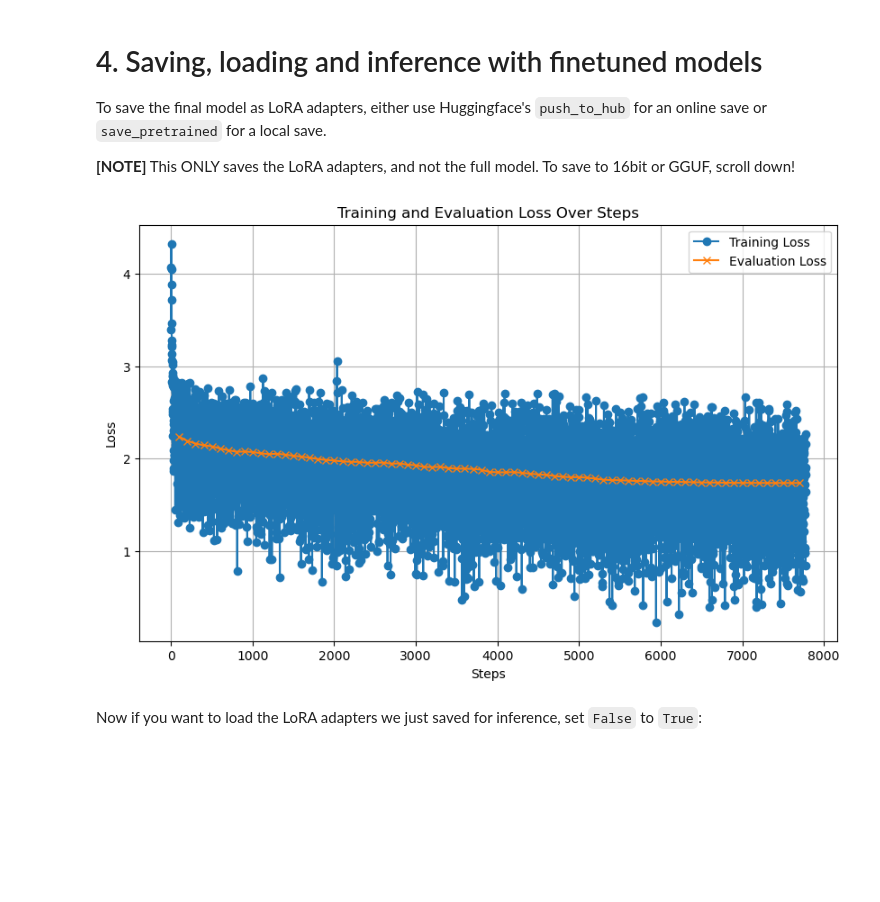
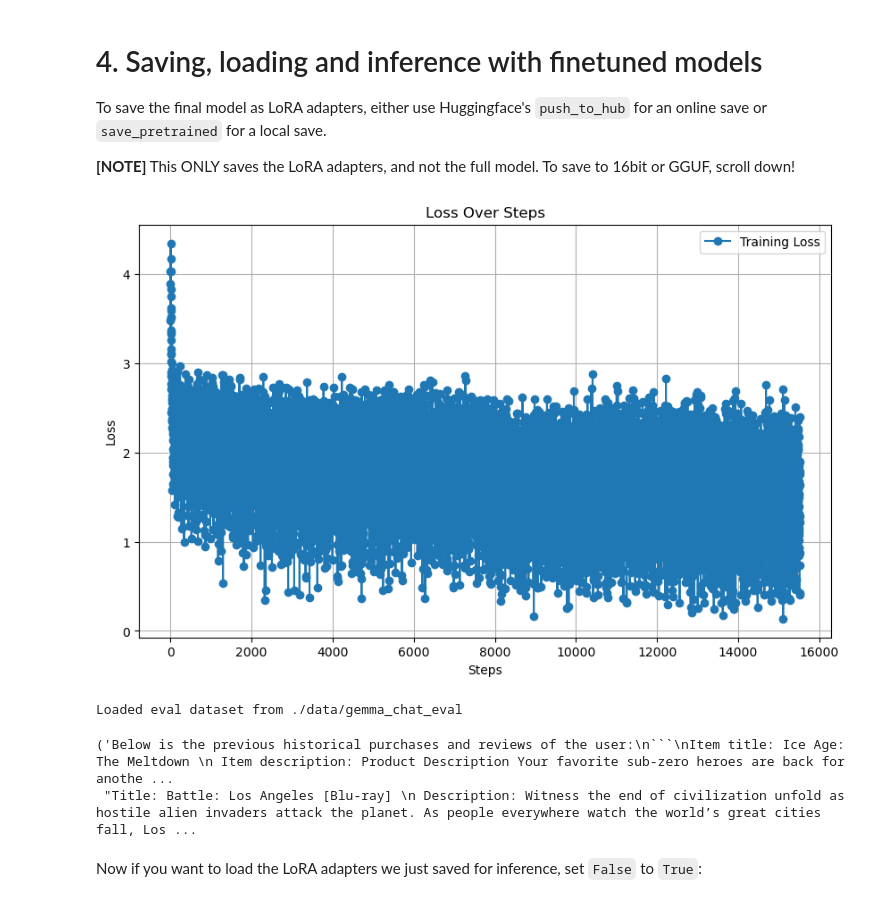
Before and after one commit to LiGhtime/cs685, a Jupyter notebook: training_w_unsloth.ipynb, the cells around one changed output. Drawn from its saved outputs; the diff is of its cells as text; code cells hidden in the pictures; blank space fills up the shorter version.

````diff
--- a/training_w_unsloth.ipynb
+++ b/training_w_unsloth.ipynb
@@ -246,12 +315,12 @@ train_dataset = dataset_train.map(formatting_prompts_func, batched = True,)
 # %%
-# test of calculating num_training_steps
-hyper_params = {
-    "per_device_train_batch_size": 1,
-    "num_train_epochs": 1,
-    "gradient_accumulation_steps": 1,
-    "lr_scheduler_kwargs": {
-        "num_warmup_steps": 100,
-    },
-}
-hyper_params["lr_scheduler_kwargs"]["num_training_steps"] = len(train_dataset) * hyper_params["num_train_epochs"] // (hyper_params["per_device_train_batch_size"] * hyper_params["gradient_accumulation_steps"])
-hyper_params
+# # test of calculating num_training_steps
+# hyper_params = {
+#     "per_device_train_batch_size": 1,
+#     "num_train_epochs": 1,
+#     "gradient_accumulation_steps": 1,
+#     "lr_scheduler_kwargs": {
+#         "num_warmup_steps": 100,
+#     },
+# }
+# hyper_params["lr_scheduler_kwargs"]["num_training_steps"] = len(train_dataset) * hyper_params["num_train_epochs"] // (hyper_params["per_device_train_batch_size"] * hyper_params["gradient_accumulation_steps"])
+# hyper_params
@@ -380,43 +446,62 @@ import json
 import matplotlib.pyplot as plt
 
 # read trainer.state.log_history from path
-with open("./outputs/model_04222024_121416/trainer_state_log_history.json", "r") as file:
+with open("./outputs/model_04252024_034847/trainer_state_log_history.json", "r") as file:
     trainer_log_history = json.load(file)
 
 # plot trainer.state.log_history, plot training loss and evaluation loss
 # Extracting training and eval loss data
 train_losses = []
 eval_losses = []
 steps = []
 
 for entry in trainer_log_history:
     if 'loss' in entry:
         train_losses.append((entry['step'], entry['loss']))
     if 'eval_loss' in entry:
         eval_losses.append((entry['step'], entry['eval_loss']))
     if 'train_loss' in entry:
         train_losses.append((entry['step'], entry['train_loss']))
 
 # Sorting values by steps to align the data points correctly
 train_losses.sort(key=lambda x: x[0])
 eval_losses.sort(key=lambda x: x[0])
 
-# Unzipping for plotting
-train_steps, train_loss_values = zip(*train_losses)
-eval_steps, eval_loss_values = zip(*eval_losses)
-
 # Plotting
 plt.figure(figsize=(10, 6))
-plt.plot(train_steps, train_loss_values, label='Training Loss', marker='o')
-plt.plot(eval_steps, eval_loss_values, label='Evaluation Loss', marker='x')
+# Unzipping for plotting
+if eval_losses != []:
+    train_steps, train_loss_values = zip(*train_losses)
+    eval_steps, eval_loss_values = zip(*eval_losses)
+    plt.plot(train_steps, train_loss_values, label='Training Loss', marker='o')
+    plt.plot(eval_steps, eval_loss_values, label='Evaluation Loss', marker='x')
+else:
+    train_steps, train_loss_values = zip(*train_losses)
+    plt.plot(train_steps, train_loss_values, label='Training Loss', marker='o')
+
 plt.xlabel('Steps')
 plt.ylabel('Loss')
-plt.title('Training and Evaluation Loss Over Steps')
+plt.title('Loss Over Steps')
 plt.legend()
 plt.grid(True)
 plt.show()
 # %% [output]
-[figure, old version]
+[figure, new version]
+# %%
+# read eval dataset from local
+from datasets import load_from_disk
+
+dataset_eval = load_from_disk(hyper_params["dataset_eval_path"])
+print("Loaded eval dataset from {}".format(hyper_params["dataset_eval_path"]))
+# %% [output]
+Loaded eval dataset from ./data/gemma_chat_eval
+# %%
+index_i = 6
+dataset_eval[index_i]['input'], \
+dataset_eval[index_i]['output']
+# %% [output]
+('Below is the previous historical purchases and reviews of the user:\n```\nItem title: Ice Age: The Meltdown \n Item description: Product Description Your favorite sub-zero heroes are back for anothe ...
+ "Title: Battle: Los Angeles [Blu-ray] \n Description: Witness the end of civilization unfold as hostile alien invaders attack the planet. As people everywhere watch the world’s great cities fall, Los ...
 # %% [markdown]
 Now if you want to load the LoRA adapters we just saved for inference, set `False` to `True`:
 # %%
````
Also changed, not shown: parts of 21 cells of this notebook, 32 other files.
